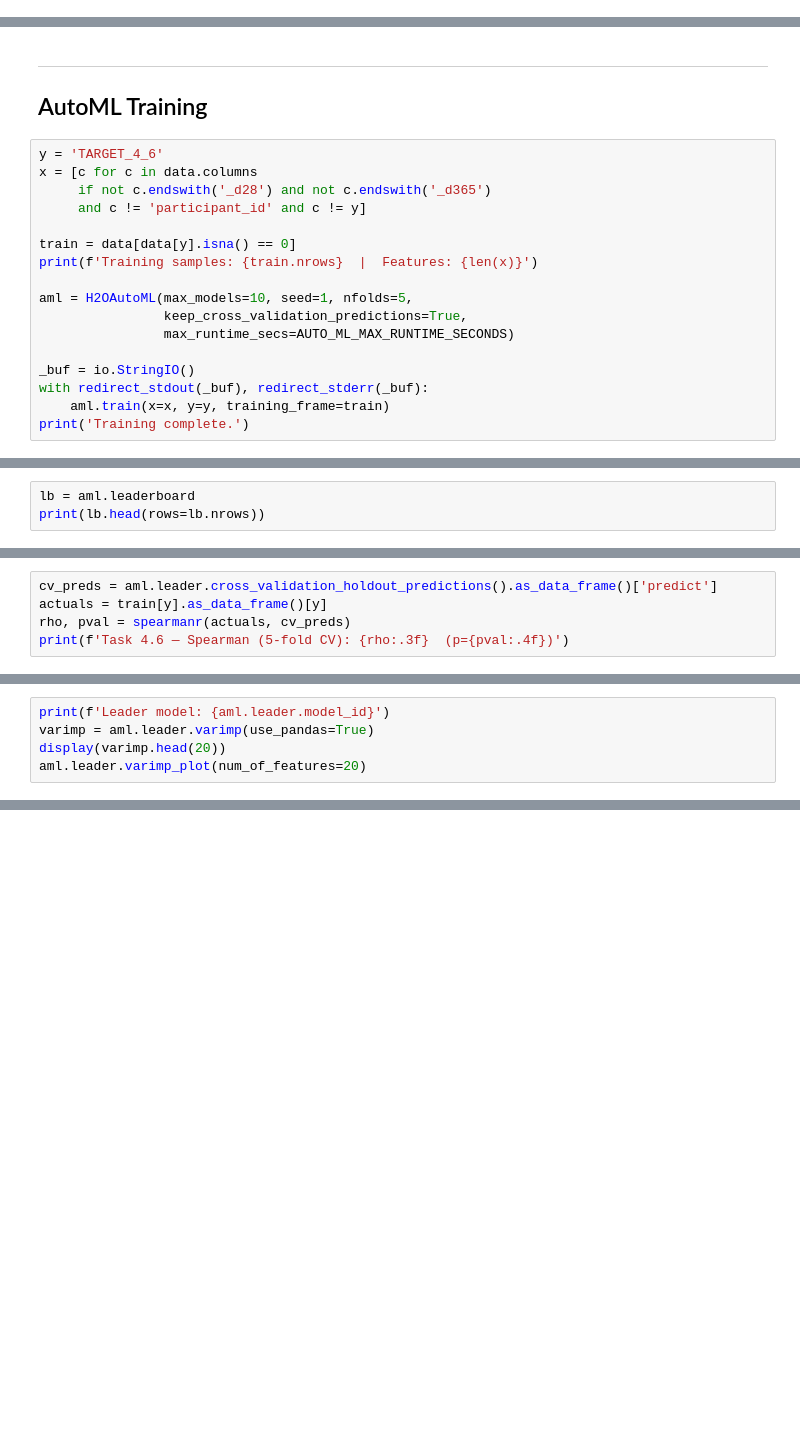
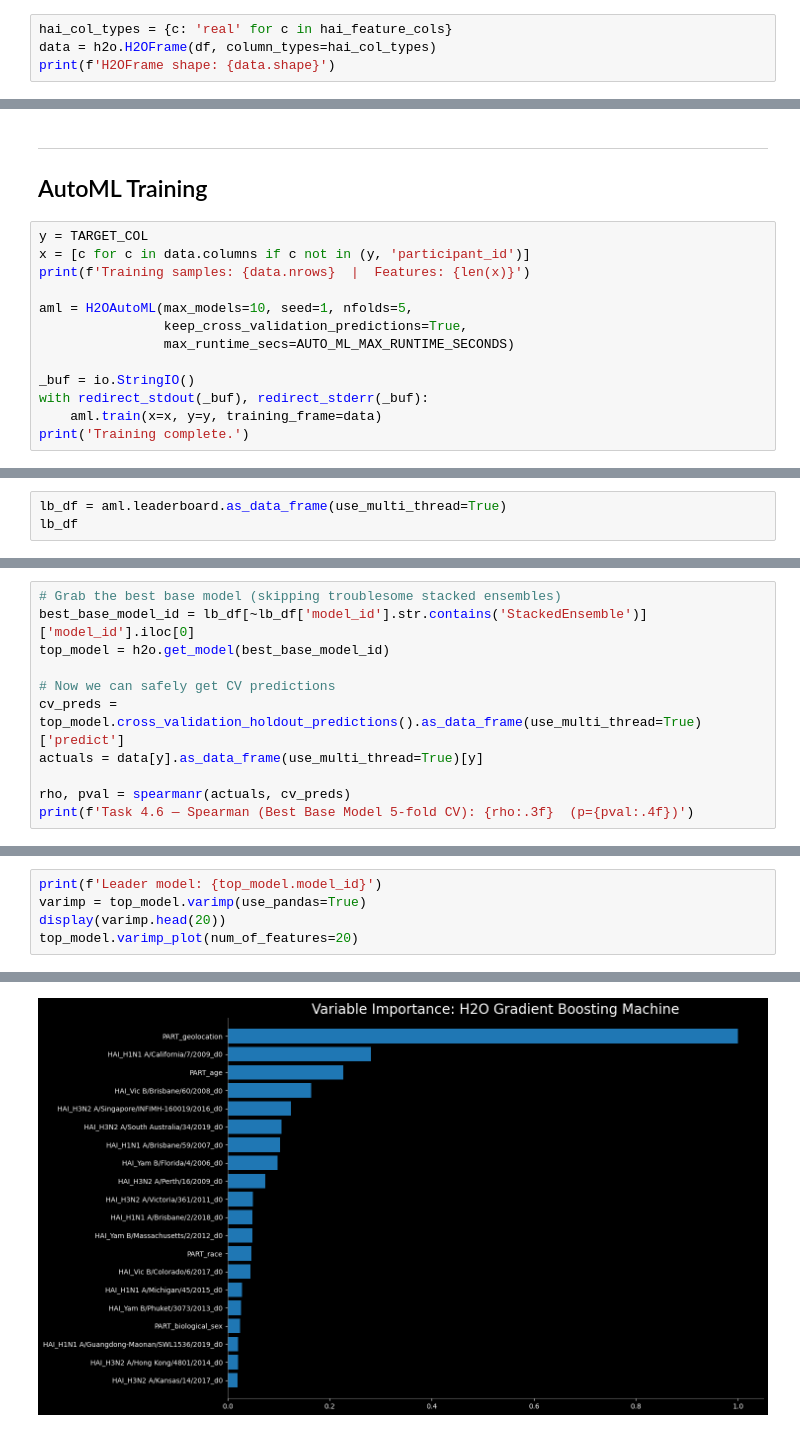
Before and after one commit to DirtyChay/cmi-flu-prediction-challenge-capstone, a Jupyter notebook: automl_models/task_4_6.ipynb, the cells around one changed output, grey strips where cells are left out. Drawn from its saved outputs; the diff is of its cells as text; blank space fills up the shorter version.

```diff
--- a/automl_models/task_4_6.ipynb
+++ b/automl_models/task_4_6.ipynb
@@ -87,0 +204,4 @@ Training samples with valid target: 3627
+# %%
+hai_col_types = {c: 'real' for c in hai_feature_cols}
+data = h2o.H2OFrame(df, column_types=hai_col_types)
+print(f'H2OFrame shape: {data.shape}')
@@ -89,13 +212,9 @@ Training samples with valid target: 3627
 ---
 ## AutoML Training
 # %%
-y = 'TARGET_4_6'
-x = [c for c in data.columns
-     if not c.endswith('_d28') and not c.endswith('_d365')
-     and c != 'participant_id' and c != y]
-
-train = data[data[y].isna() == 0]
-print(f'Training samples: {train.nrows}  |  Features: {len(x)}')
+y = TARGET_COL
+x = [c for c in data.columns if c not in (y, 'participant_id')]
+print(f'Training samples: {data.nrows}  |  Features: {len(x)}')
 
 aml = H2OAutoML(max_models=10, seed=1, nfolds=5,
                 keep_cross_validation_predictions=True,
@@ -103,6 +222,6 @@ aml = H2OAutoML(max_models=10, seed=1, nfolds=5,
 
 _buf = io.StringIO()
 with redirect_stdout(_buf), redirect_stderr(_buf):
-    aml.train(x=x, y=y, training_frame=train)
+    aml.train(x=x, y=y, training_frame=data)
 print('Training complete.')
 # %% [output]
@@ -110,5 +229,5 @@ Training samples: 3627  |  Features: 109935
 Training complete.
 # %%
-lb = aml.leaderboard
-print(lb.head(rows=lb.nrows))
+lb_df = aml.leaderboard.as_data_frame(use_multi_thread=True)
+lb_df
 # %% [output]
@@ -116,6 +248,12 @@ H2OFrame is empty.
 # %%
-cv_preds = aml.leader.cross_validation_holdout_predictions().as_data_frame()['predict']
-actuals = train[y].as_data_frame()[y]
+# Grab the best base model (skipping troublesome stacked ensembles)
+best_base_model_id = lb_df[~lb_df['model_id'].str.contains('StackedEnsemble')]['model_id'].iloc[0]
+top_model = h2o.get_model(best_base_model_id)
+
+# Now we can safely get CV predictions
+cv_preds = top_model.cross_validation_holdout_predictions().as_data_frame(use_multi_thread=True)['predict']
+actuals = data[y].as_data_frame(use_multi_thread=True)[y]
+
 rho, pval = spearmanr(actuals, cv_preds)
-print(f'Task 4.6 — Spearman (5-fold CV): {rho:.3f}  (p={pval:.4f})')
+print(f'Task 4.6 — Spearman (Best Base Model 5-fold CV): {rho:.3f}  (p={pval:.4f})')
 # %% [output]
@@ -123,5 +263,6 @@ AttributeError: 'NoneType' object has no attribute 'cross_validation_holdout_pre
 # %%
-print(f'Leader model: {aml.leader.model_id}')
-varimp = aml.leader.varimp(use_pandas=True)
+print(f'Leader model: {top_model.model_id}')
+varimp = top_model.varimp(use_pandas=True)
 display(varimp.head(20))
-aml.leader.varimp_plot(num_of_features=20)
+top_model.varimp_plot(num_of_features=20)
+# %% [output]
@@ -127,0 +287 @@ aml.leader.varimp_plot(num_of_features=20)
+[figure, added]
```
Also changed, not shown: parts of 31 cells of this notebook, 2 other files.
